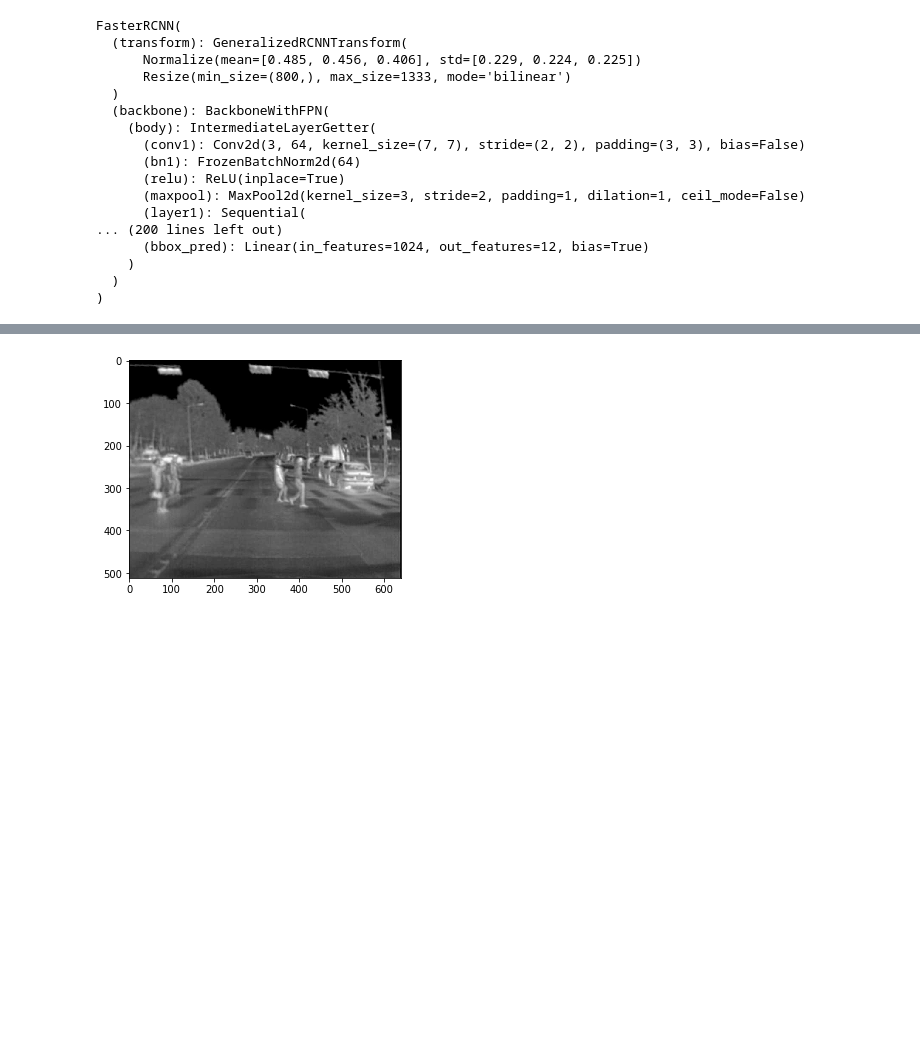
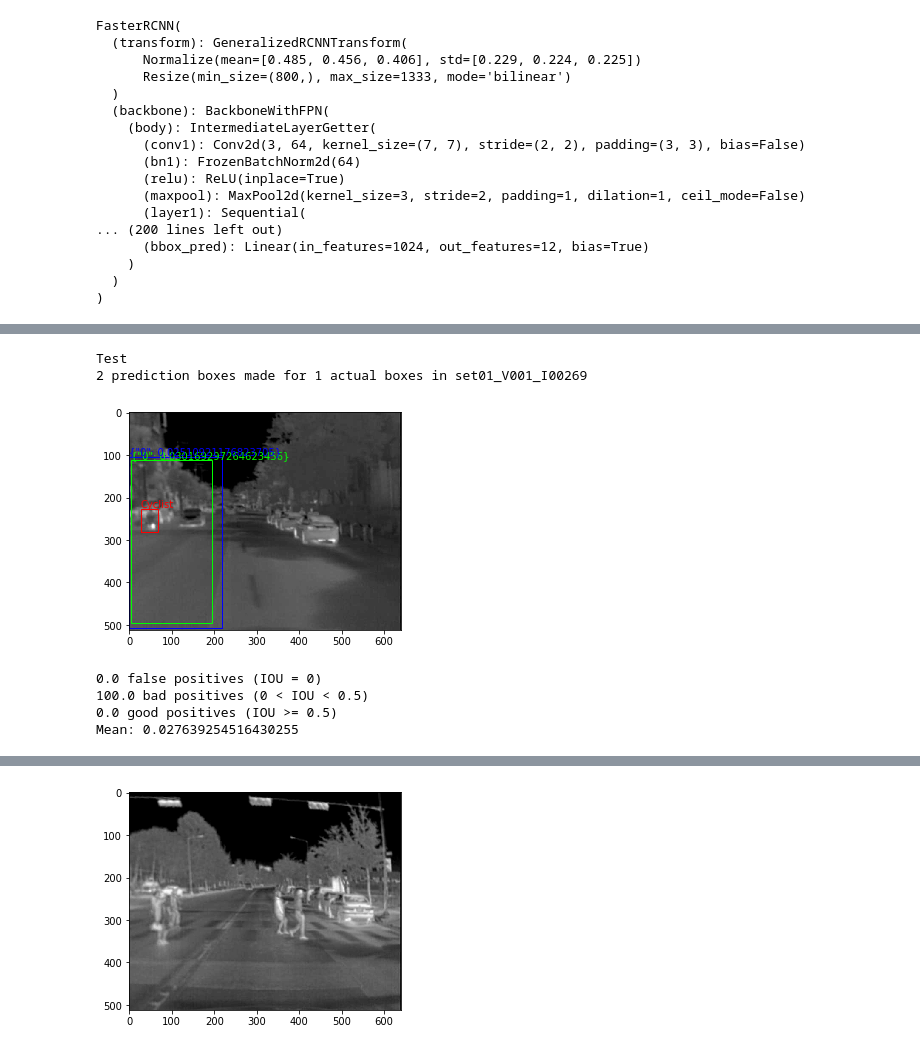
Before and after one commit to ncanna/thermal_pedestrian_detection, a Jupyter notebook: full_model_notebook_metrics.ipynb, the cells around one changed output, grey strips where cells are left out. Cells and saved outputs as stored; diff of their text form; code cells hidden in the pictures; blank space fills up the shorter version.

```diff
--- a/full_model_notebook_metrics.ipynb
+++ b/full_model_notebook_metrics.ipynb
@@ -35,8 +35,8 @@ from torch.utils.data.sampler import SubsetRandomSampler
 from sklearn.metrics import f1_score, precision_score, recall_score
 import statistics
 # %%
-batch_size = 128
-num_epochs = 25
+batch_size = 8
+num_epochs = 1
 # %%
 # Get label and encode
 def get_box(obj):
@@ -100,7 +100,7 @@ def Recode(label):
 
 class FullImages(object):
     def __init__(self, transforms=None):
-        self.csv = pd.read_csv("frame_MasterList.csv")  # will always grab this
+        self.csv = pd.read_csv("frame_MasterList.csv").head(25)  # will always grab this
         self.csv_len = self.csv.shape[1]
         self.imgs = self.csv.image_path.tolist()
         self.imgs_len = len(self.imgs)
@@ -109,6 +109,7 @@ class FullImages(object):
     def __len__(self):
         #return int(self.imgs_len/150)
         return self.imgs_len
+        print(f'Length of images {self.imgs_len}')
         #return self.csv_len
 
     def __getitem__(self, idx):
@@ -198,10 +245,11 @@ optimizer = torch.optim.Adam(params) #, lr = 0.005, weight_decay = 0.0005)
 #                                                step_size = 5,
 #                                                gamma = 0.2)
 # %%
+tot_ats = 0
+epochs = 0
 epoch_ats = []
 epoch_losses = []
-tot_ats = 0
-epochs = 0
+df = pd.DataFrame({'Mean_Epoch_Loss': epoch_losses})
 for epoch in range(num_epochs):
     epochs += 1
     #print(f'Epoch: {epochs}')
@@ -214,41 +262,38 @@ for epoch in range(num_epochs):
         loss_dict = model([imgs[0]], [annotations[0]])
         losses = sum(loss for loss in loss_dict.values())
 
-        #losses, outputs = model(imgs, annotations)
         optimizer.zero_grad()
         losses.backward()
         optimizer.step()
 
-        epoch_loss += losses
-
         i += 1
         tot_ats += 1
 
+        epoch_loss += losses
         print(f'Iteration: {i}/{len_dataloader}, Loss: {losses}')
 
     mean_epoch_loss = epoch_loss/i
     epoch_losses.append(mean_epoch_loss)
     epoch_ats.append(i)
 
-    #df = pd.DataFrame(epoch_losses, columns = list("Mean_Epoch_Loss"))
-
-    # if epochs % 1 == 0:
-    #     partial_name = "full_model_losses_partial_" + str(epochs) #+ ".csv"
-    #     mean_epoch_loss
-        #df.to_csv(partial_name, index=False)
+    if epochs % 20 == 0:
+        df = pd.DataFrame({'Mean_Epoch_Loss': epoch_losses})
+        print(df)
+        partial_name = "full_model_partial_" + str(epochs)
+        df.to_csv(partial_name+ "_losses.csv"   , index=False)
+        torch.save(model.state_dict(), partial_name + ".pt")
 
     # Update learning rate
     #lr_scheduler.step()
 
 # Save model
-torch.save(model.state_dict(), 'full_model.pt')
-model2 = get_model_instance_segmentation(3)
+# torch.save(model.state_dict(), 'full_model.pt')
 
 # Save training metrics
-#full_name = "full_model_losses_full_" + str(epochs) + ".csv"
-#df.to_csv(full_name, index=False)
-with open('epoch_losses_list', 'wb') as lossFile:
-    pickle.dump(epoch_losses, lossFile)
+# full_name = "full_model_losses_full_" + str(epochs) + ".csv"
+# df.to_csv(full_name, index=False)
+# with open('epoch_losses_list', 'wb') as lossFile:
+#     pickle.dump(epoch_losses, lossFile)
 
 print(f'Annotations Trained: {tot_ats}')
 # %% [output]
@@ -683,0 +642,10 @@ ZeroDivisionError: division by zero
+# %%
+plot_iou(0, "first", False)
+# %% [output]
+Test
+2 prediction boxes made for 1 actual boxes in set01_V001_I00269
+[figure, added]
+0.0 false positives (IOU = 0)
+100.0 bad positives (0 < IOU < 0.5)
+0.0 good positives (IOU >= 0.5)
+Mean: 0.027639254516430255
```
Also changed, not shown: parts of 23 cells of this notebook.
